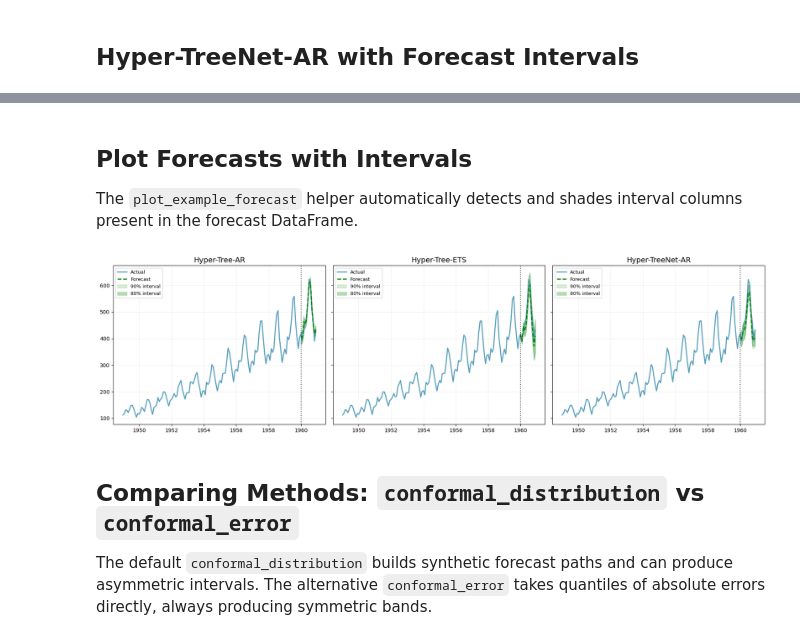
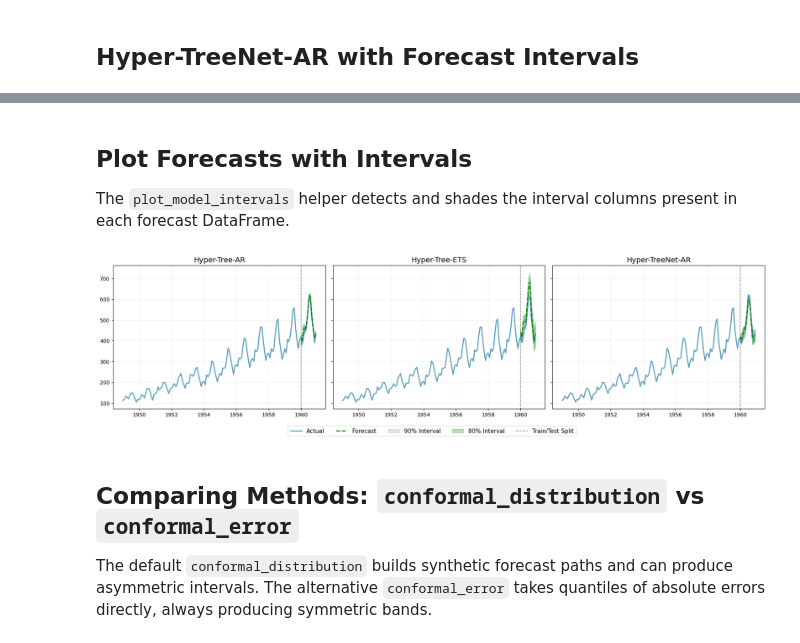
Before and after one commit to StatMixedML/Hyper-Trees, a Jupyter notebook: examples/Forecast Intervals.ipynb, the cells around one changed output, grey strips where cells are left out. Cells and saved outputs as stored; diff of their text form; code cells hidden in the pictures.

```diff
--- a/examples/Forecast Intervals.ipynb
+++ b/examples/Forecast Intervals.ipynb
@@ -65,12 +78,12 @@ ht_ar.train(
     lgb_params=ht_params,
     num_iterations=num_iterations,
     train_data=train,
-    seed=123,
+    seed=seed,
     verbose=-1,
-    forecast_intervals=ForecastIntervals(n_windows=n_windows, refit=refit)
+    forecast_intervals=forecast_intervals
 )
 
-ht_ar_fcst = ht_ar.forecast(test_data=test, level=ci_levels)
+ht_ar_fcst = ht_ar.forecast(test_data=test, level=level)
 ht_ar_fcst.head()
 # %% [output]
 |  | series_id | date | fcst | model | Hyper-Tree-AR(12)-lo-90 | Hyper-Tree-AR(12)-lo-80 | ... |
@@ -93,12 +106,12 @@ ht_ets.train(
     lgb_params=ht_params,
     num_iterations=num_iterations,
     train_data=train,
-    seed=123,
+    seed=seed,
     verbose=-1,
-    forecast_intervals=ForecastIntervals(n_windows=n_windows, refit=True),
+    forecast_intervals=forecast_intervals,
 )
 
-ht_ets_fcst = ht_ets.forecast(test_data=test, level=ci_levels)
+ht_ets_fcst = ht_ets.forecast(test_data=test, level=level)
 ht_ets_fcst.head()
 # %% [output]
 |  | series_id | date | fcst | model | Hyper-Tree-ETS(triple)-lo-90 | Hyper-Tree-ETS(triple)-lo-80 | ... |
@@ -121,12 +134,12 @@ htnet_ar.train(
     network_params=network_params,
     num_iterations=num_iterations,
     train_data=train,
-    seed=123,
+    seed=seed,
     verbose=-1,
-    forecast_intervals=ForecastIntervals(n_windows=n_windows, refit=refit),
+    forecast_intervals=forecast_intervals,
 )
 
-htnet_ar_fcst = htnet_ar.forecast(test_data=test, level=ci_levels)
+htnet_ar_fcst = htnet_ar.forecast(test_data=test, level=level)
 htnet_ar_fcst.head()
 # %% [output]
 |  | series_id | date | fcst | model | Hyper-TreeNet-AR(12)-lo-90 | Hyper-TreeNet-AR(12)-lo-80 | ... |
@@ -138,45 +151,18 @@ htnet_ar_fcst.head()
 # %% [markdown]
 ## Plot Forecasts with Intervals
 
-The `plot_example_forecast` helper automatically detects and shades interval columns present in the forecast DataFrame.
+The `plot_model_intervals` helper detects and shades the interval columns present in each forecast DataFrame.
 # %%
-fig, axes = plt.subplots(1, 3, figsize=(18, 5), sharey=True)
-
-for ax, (fcst_df, title) in zip(axes, [
-    (ht_ar_fcst, "Hyper-Tree-AR"),
-    (ht_ets_fcst, "Hyper-Tree-ETS"),
-    (htnet_ar_fcst, "Hyper-TreeNet-AR"),
-]):
-    model_name = fcst_df["model"].iloc[0]
-
-    ax.plot(df["date"], df["value"], label="Actual", color="#2E86AB", linewidth=2, alpha=0.8)
-    ax.plot(fcst_df["date"], fcst_df["fcst"], label="Forecast", color="green", linestyle="--", linewidth=2)
-
-    detected = sorted(
-        int(m.group(1))
-        for c in fcst_df.columns
-        for m in [re.fullmatch(rf"{re.escape(model_name)}-lo-(\d+)", c)]
-        if m
-    )
-    alphas = [0.15, 0.28, 0.40]
-    shade = {lv: a for lv, a in zip(sorted(detected, reverse=True), alphas)}
-    for lv in sorted(detected, reverse=True):
-        ax.fill_between(
-            fcst_df["date"],
-            fcst_df[f"{model_name}-lo-{lv}"],
-            fcst_df[f"{model_name}-hi-{lv}"],
-            color="green", alpha=shade.get(lv, 0.2), label=f"{lv}% interval",
-        )
-
-    ax.axvline(x=fcst_df["date"].min(), color="black", linestyle=":", alpha=0.7)
-    ax.set_title(title, fontsize=14)
-    ax.legend(fontsize=9)
-    ax.grid(True, alpha=0.3)
-
-plt.tight_layout()
-plt.show()
+plot_model_intervals(
+    actuals=df,
+    forecasts={
+        "Hyper-Tree-AR": ht_ar_fcst,
+        "Hyper-Tree-ETS": ht_ets_fcst,
+        "Hyper-TreeNet-AR": htnet_ar_fcst,
+    },
+)
 # %% [output]
-[figure, old version]
+[figure, new version]
 # %% [markdown]
 ## Comparing Methods: `conformal_distribution` vs `conformal_error`
 
```
Also changed, not shown: parts of 7 cells of this notebook, 20 other files.
